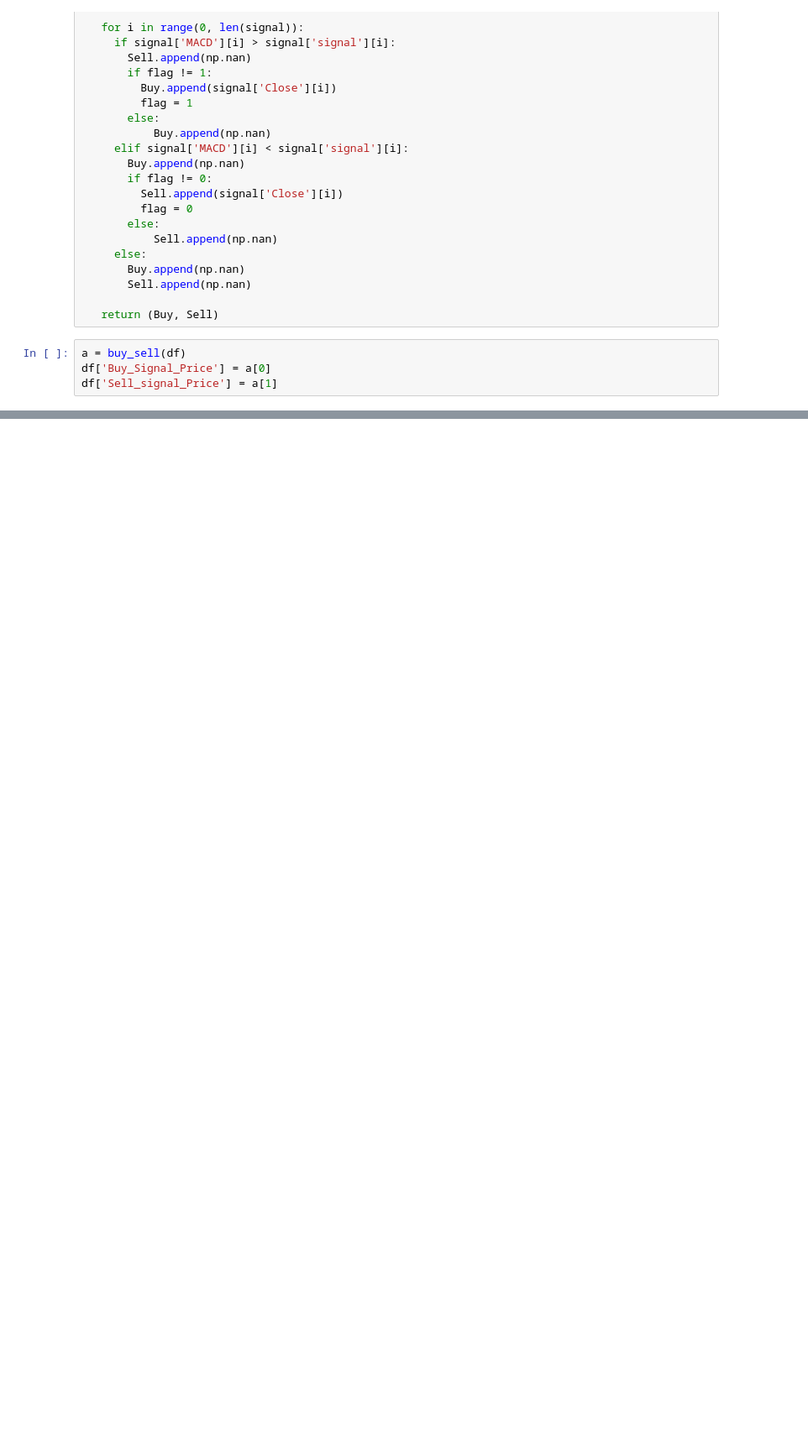
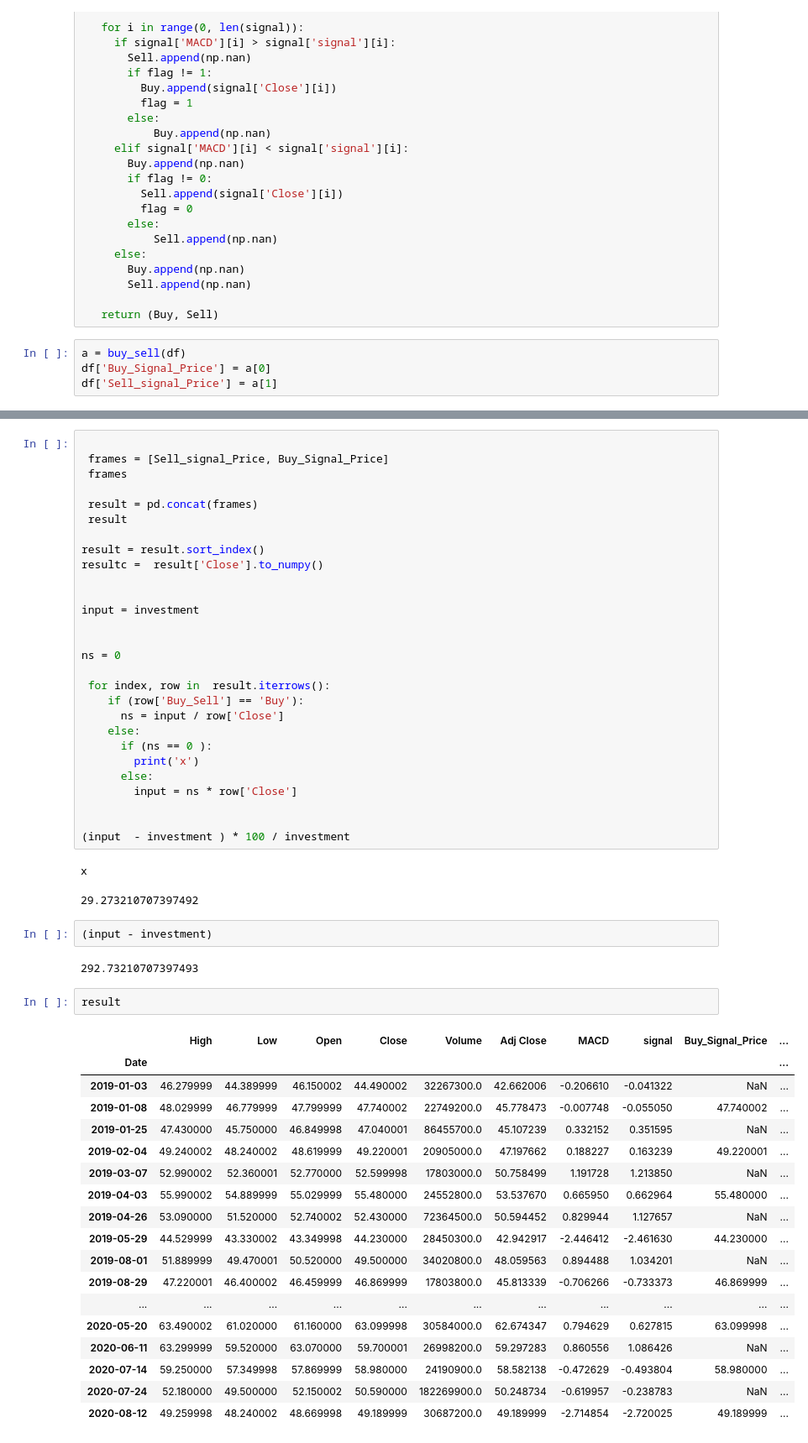
Before and after one commit to itumor/colab, a Jupyter notebook: Algorithmic_Trading_Strategy_Using_MACD_&_Python_amz_.ipynb, the cells around one changed output, grey strips where cells are left out. Shown: that part at 84% size. Cells and saved outputs as stored; diff of their text form; blank space fills up the shorter version.

```diff
--- a/Algorithmic_Trading_Strategy_Using_MACD_&_Python_amz_.ipynb
+++ b/Algorithmic_Trading_Strategy_Using_MACD_&_Python_amz_.ipynb
@@ -121,0 +192,56 @@ plt.show()
+# %%
+
+ frames = [Sell_signal_Price, Buy_Signal_Price]
+ frames
+
+ result = pd.concat(frames)
+ result
+
+result = result.sort_index()
+resultc =  result['Close'].to_numpy()
+
+
+input = investment
+
+
+ns = 0
+
+ for index, row in  result.iterrows():
+    if (row['Buy_Sell'] == 'Buy'):
+      ns = input / row['Close']
+    else:
+      if (ns == 0 ):
+        print('x')
+      else:
+        input = ns * row['Close']
+
+
+(input  - investment ) * 100 / investment
+# %% [output]
+x
+29.273210707397492
+# %%
+(input - investment)
+# %% [output]
+292.73210707397493
+# %%
+result
+# %% [output]
+|  | High | Low | Open | Close | Volume | Adj Close | MACD | signal | Buy_Signal_Price | ... |
+| Date |  |  |  |  |  |  |  |  |  | ... |
+| 2019-01-03 | 46.279999 | 44.389999 | 46.150002 | 44.490002 | 32267300.0 | 42.662006 | -0.206610 | -0.041322 | NaN | ... |
+| 2019-01-08 | 48.029999 | 46.779999 | 47.799999 | 47.740002 | 22749200.0 | 45.778473 | -0.007748 | -0.055050 | 47.740002 | ... |
+| 2019-01-25 | 47.430000 | 45.750000 | 46.849998 | 47.040001 | 86455700.0 | 45.107239 | 0.332152 | 0.351595 | NaN | ... |
+| 2019-02-04 | 49.240002 | 48.240002 | 48.619999 | 49.220001 | 20905000.0 | 47.197662 | 0.188227 | 0.163239 | 49.220001 | ... |
+| 2019-03-07 | 52.990002 | 52.360001 | 52.770000 | 52.599998 | 17803000.0 | 50.758499 | 1.191728 | 1.213850 | NaN | ... |
+| 2019-04-03 | 55.990002 | 54.889999 | 55.029999 | 55.480000 | 24552800.0 | 53.537670 | 0.665950 | 0.662964 | 55.480000 | ... |
+| 2019-04-26 | 53.090000 | 51.520000 | 52.740002 | 52.430000 | 72364500.0 | 50.594452 | 0.829944 | 1.127657 | NaN | ... |
+| 2019-05-29 | 44.529999 | 43.330002 | 43.349998 | 44.230000 | 28450300.0 | 42.942917 | -2.446412 | -2.461630 | 44.230000 | ... |
+| 2019-08-01 | 51.889999 | 49.470001 | 50.520000 | 49.500000 | 34020800.0 | 48.059563 | 0.894488 | 1.034201 | NaN | ... |
+| 2019-08-29 | 47.220001 | 46.400002 | 46.459999 | 46.869999 | 17803800.0 | 45.813339 | -0.706266 | -0.733373 | 46.869999 | ... |
+| ... | ... | ... | ... | ... | ... | ... | ... | ... | ... | ... |
+| 2020-05-20 | 63.490002 | 61.020000 | 61.160000 | 63.099998 | 30584000.0 | 62.674347 | 0.794629 | 0.627815 | 63.099998 | ... |
+| 2020-06-11 | 63.299999 | 59.520000 | 63.070000 | 59.700001 | 26998200.0 | 59.297283 | 0.860556 | 1.086426 | NaN | ... |
+| 2020-07-14 | 59.250000 | 57.349998 | 57.869999 | 58.980000 | 24190900.0 | 58.582138 | -0.472629 | -0.493804 | 58.980000 | ... |
+| 2020-07-24 | 52.180000 | 49.500000 | 52.150002 | 50.590000 | 182269900.0 | 50.248734 | -0.619957 | -0.238783 | NaN | ... |
+| 2020-08-12 | 49.259998 | 48.240002 | 48.669998 | 49.189999 | 30687200.0 | 49.189999 | -2.714854 | -2.720025 | 49.189999 | ... |
```
Also changed, not shown: parts of 13 cells of this notebook.
